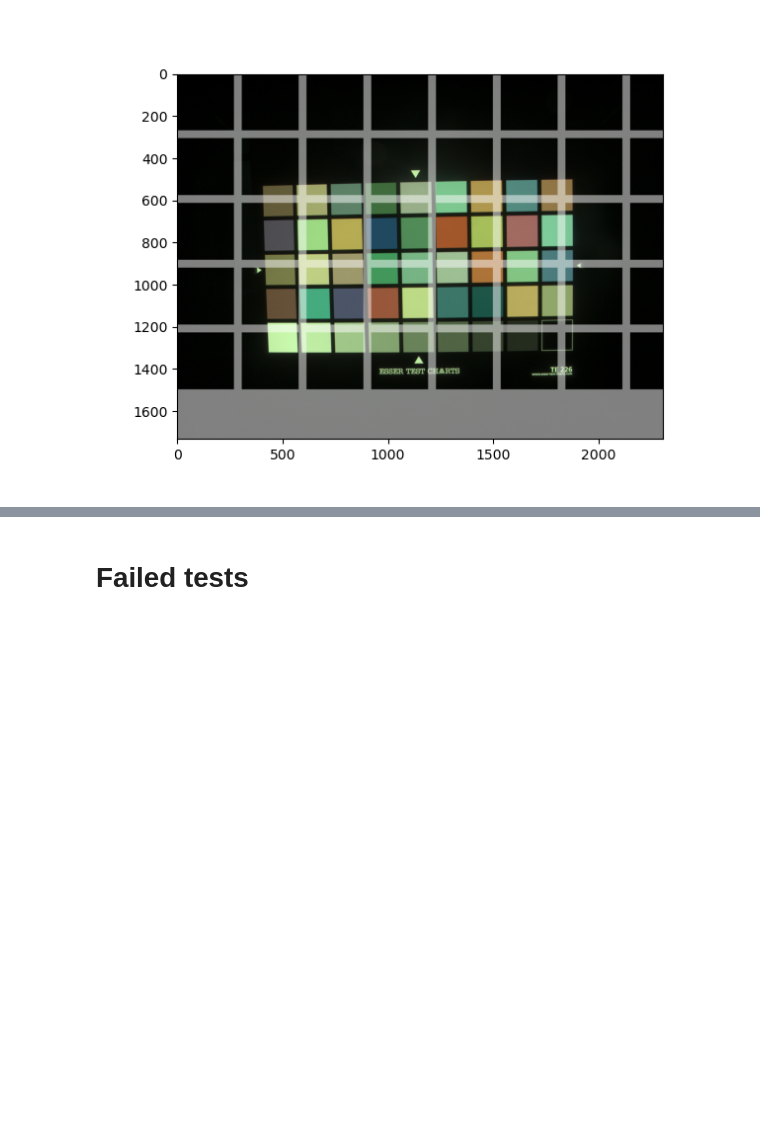
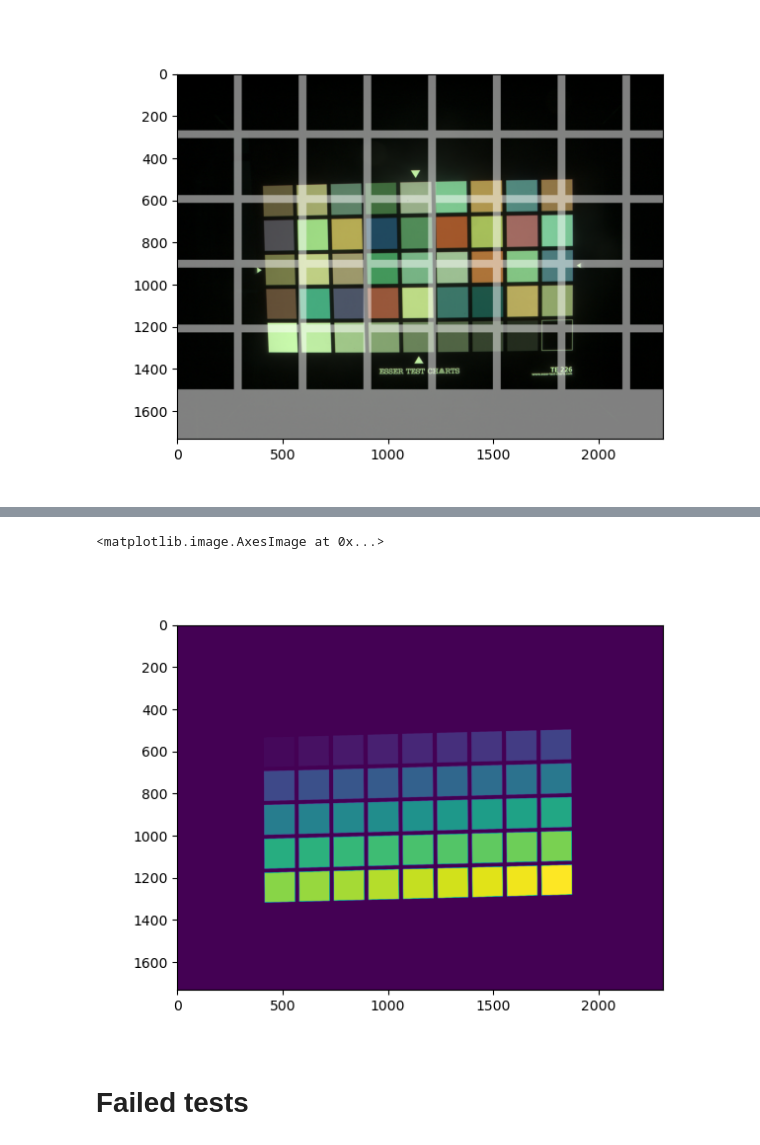
Before and after one commit to cs-413-cinestill/800t-emulation, a Jupyter notebook: color_transfer.ipynb, the cells around one changed output, grey strips where cells are left out. Saved outputs shown, nothing was run; the diff lists cells and outputs as text; code cells hidden in the pictures; blank space fills up the shorter version.

Commit message:
add moving color checker pattern to correct image location with affine transformation

```diff
--- a/color_transfer.ipynb
+++ b/color_transfer.ipynb
@@ -222,5 +218,11 @@ cid = fig_overlay.canvas.mpl_connect('button_press_event', onclick)
 [interactive output not drawn]
 [figure]
+# %%
+fig_CC = plt.figure()
+plt.imshow(new_CC)
+# %% [output]
+<matplotlib.image.AxesImage at 0x...>
+[figure, added]
 # %% [markdown]
 # Failed tests
 # %%
```
Also changed, not shown: parts of 6 cells of this notebook, 1 other file.
